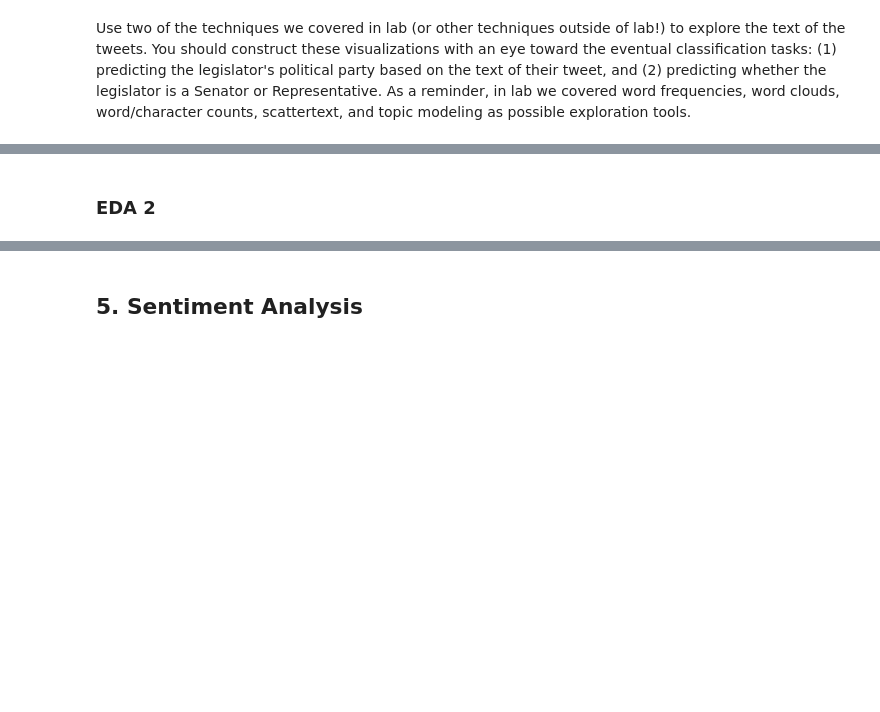
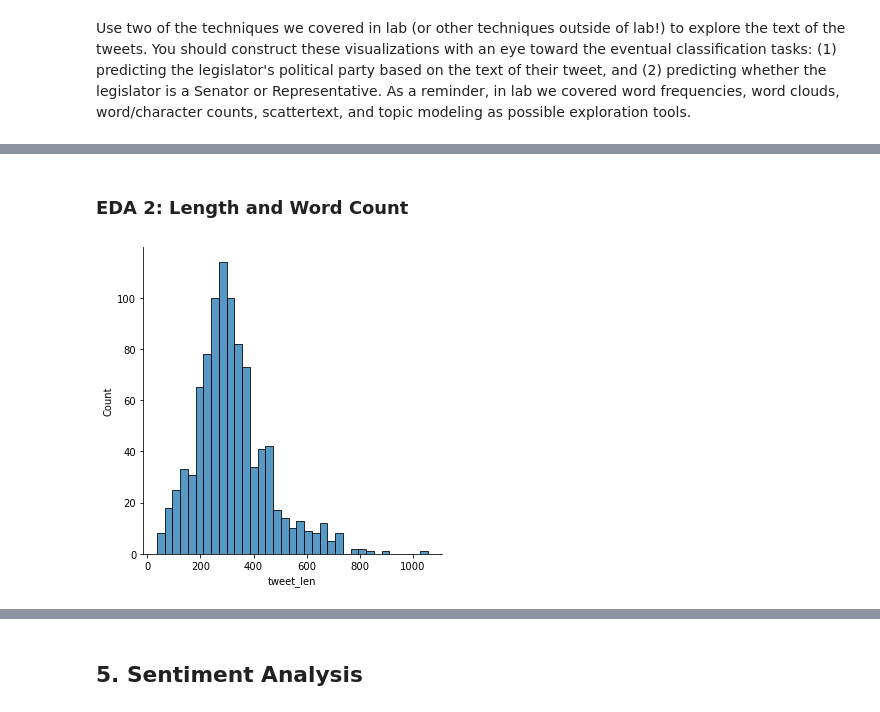
Before and after one commit to shrutibathia/project5, a Jupyter notebook: Project 5 Group 3.ipynb, the cells around one changed output, grey strips where cells are left out. Cells and saved outputs as stored; diff of their text form; code cells hidden in the pictures; blank space fills up the shorter version.

```diff
--- a/Project 5 Group 3.ipynb
+++ b/Project 5 Group 3.ipynb
@@ -149,2 +149,10 @@ plt.show()
 # %% [markdown]
-### EDA 2
+### EDA 2: Length and Word Count
+# %%
+congress_tweets['tweet_len'] = congress_tweets['deEmojify'].apply(len)
+congress_tweets['word_count'] = congress_tweets['deEmojify'].apply(lambda x: len(str(x).split()))
+# %%
+sns.displot(congress_tweets, x="tweet_len")
+plt.show()
+# %% [output]
+[figure, added]
```
Also changed, not shown: parts of 9 cells of this notebook, 1 other file.
